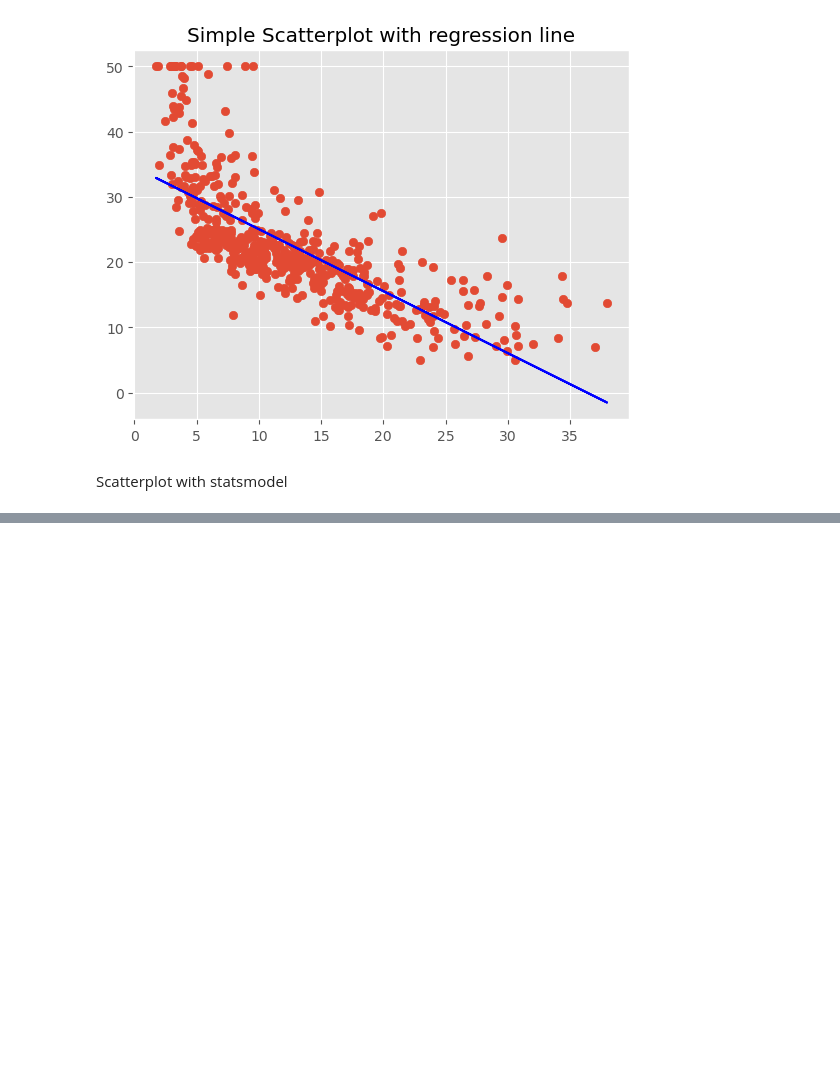
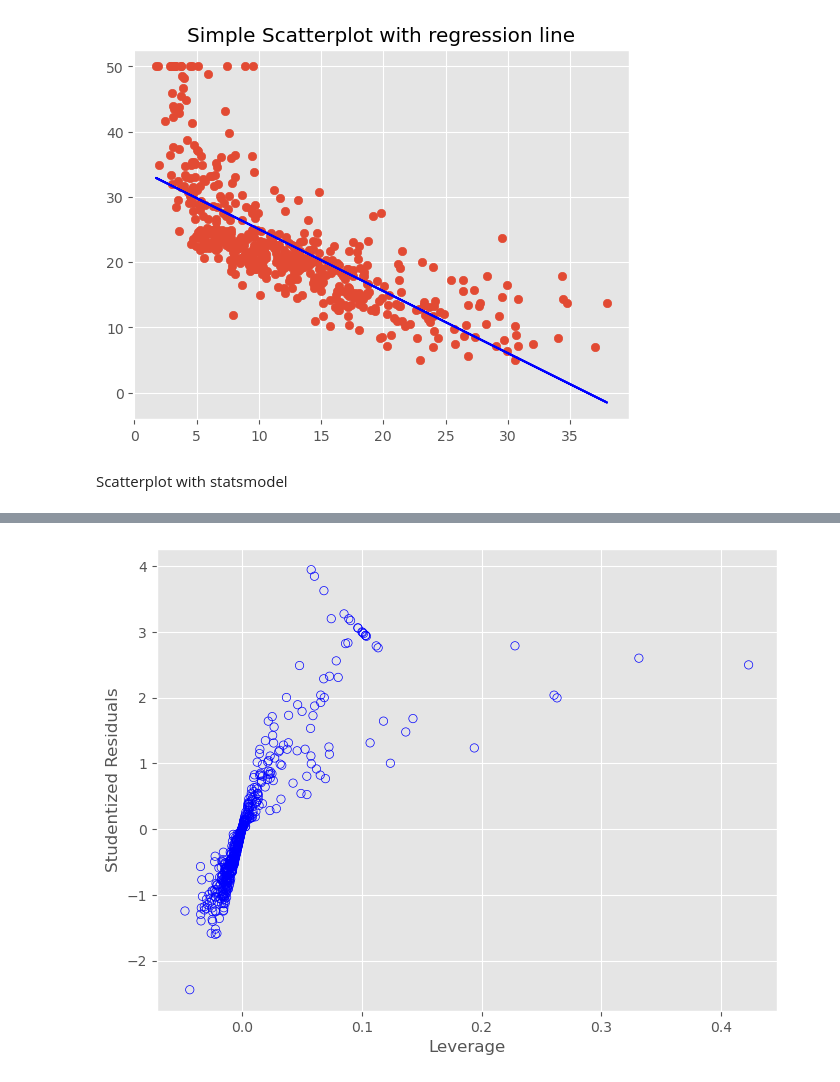
Before and after one commit to edition18/ISLR-in-Python, a Jupyter notebook: My Work/Lab Exercises/chp3.ipynb, the cells around one changed output, grey strips where cells are left out. Saved outputs shown, nothing was run; the diff lists cells and outputs as text; code cells hidden in the pictures; blank space fills up the shorter version.

```diff
--- a/My Work/Lab Exercises/chp3.ipynb
+++ b/My Work/Lab Exercises/chp3.ipynb
@@ -136,0 +134,11 @@ plt.ylabel('MEDV');
+# %%
+# We can also examine the leverages to identify points that may alter the regression line
+from statsmodels.stats.outliers_influence import OLSInfluence
+leverage = OLSInfluence(linear_results).influence
+
+fig, ax = plt.subplots(figsize=(8,6))
+ax.scatter(leverage, studentized_residuals,facecolors='none', edgecolors='b');
+ax.set_xlabel('Leverage');
+ax.set_ylabel('Studentized Residuals');
+# %% [output]
+[figure, added]
```
Also changed, not shown: parts of 15 cells of this notebook.
